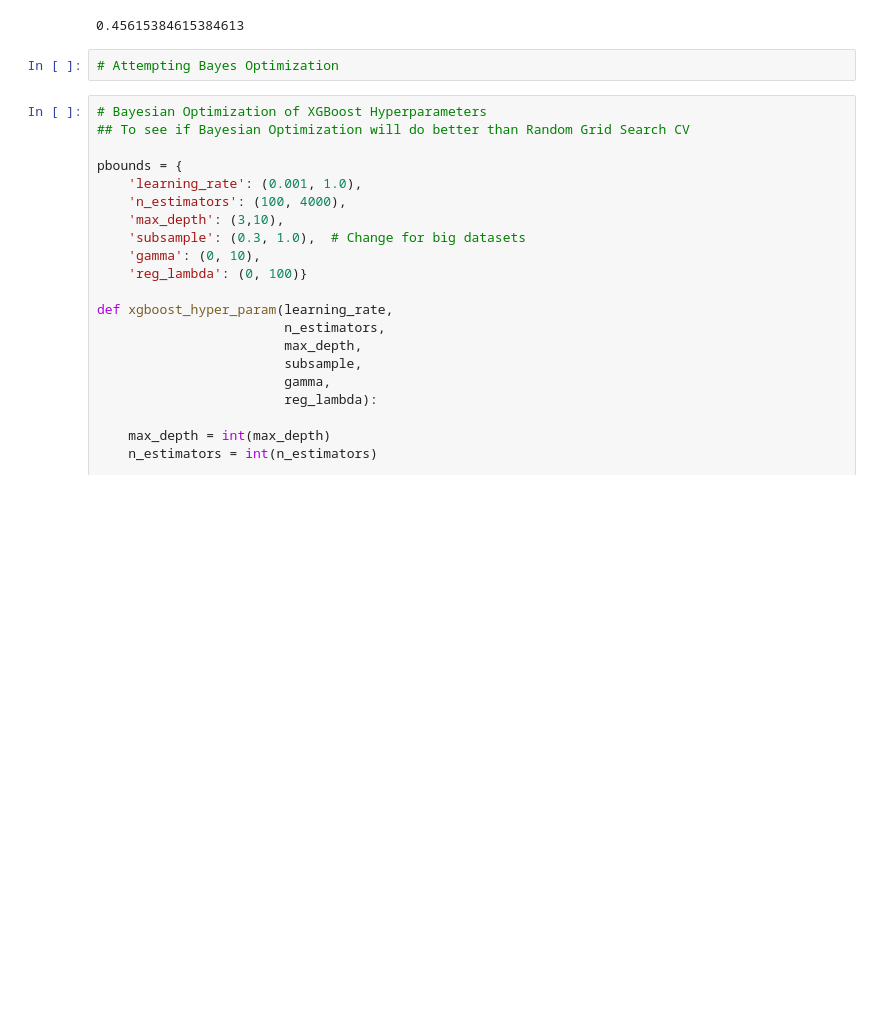
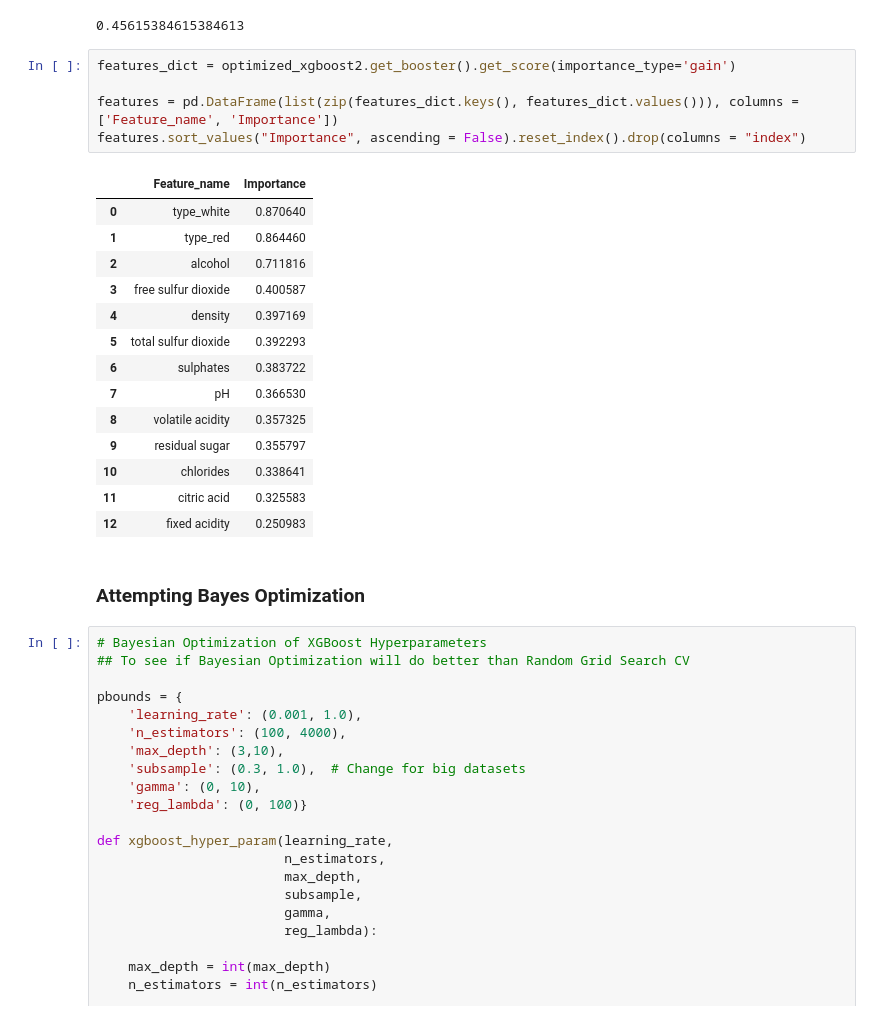
Before and after one commit to notlilawells/Saturn-303-3, a Jupyter notebook: xgboost.ipynb, the cells around one changed output. Drawn from its saved outputs; the diff is of its cells as text; blank space fills up the shorter version.

Commit message:
Add importance features for XGBoost

```diff
--- a/xgboost.ipynb
+++ b/xgboost.ipynb
@@ -222,8 +222,28 @@ mean_squared_error(y_test, pred_series_rounded)
 # 0.45615384615384613 4050 estimators
 # %% [output]
 0.45615384615384613
-# %%
-# Attempting Bayes Optimization
+# %%
+features_dict = optimized_xgboost2.get_booster().get_score(importance_type='gain')
+
+features = pd.DataFrame(list(zip(features_dict.keys(), features_dict.values())), columns =['Feature_name', 'Importance'])
+features.sort_values("Importance", ascending = False).reset_index().drop(columns = "index")
+# %% [output]
+|  | Feature_name | Importance |
+| 0 | type_white | 0.870640 |
+| 1 | type_red | 0.864460 |
+| 2 | alcohol | 0.711816 |
+| 3 | free sulfur dioxide | 0.400587 |
+| 4 | density | 0.397169 |
+| 5 | total sulfur dioxide | 0.392293 |
+| 6 | sulphates | 0.383722 |
+| 7 | pH | 0.366530 |
+| 8 | volatile acidity | 0.357325 |
+| 9 | residual sugar | 0.355797 |
+| 10 | chlorides | 0.338641 |
+| 11 | citric acid | 0.325583 |
+| 12 | fixed acidity | 0.250983 |
+# %% [markdown]
+### Attempting Bayes Optimization
 # %%
 # Bayesian Optimization of XGBoost Hyperparameters
 ## To see if Bayesian Optimization will do better than Random Grid Search CV
```
